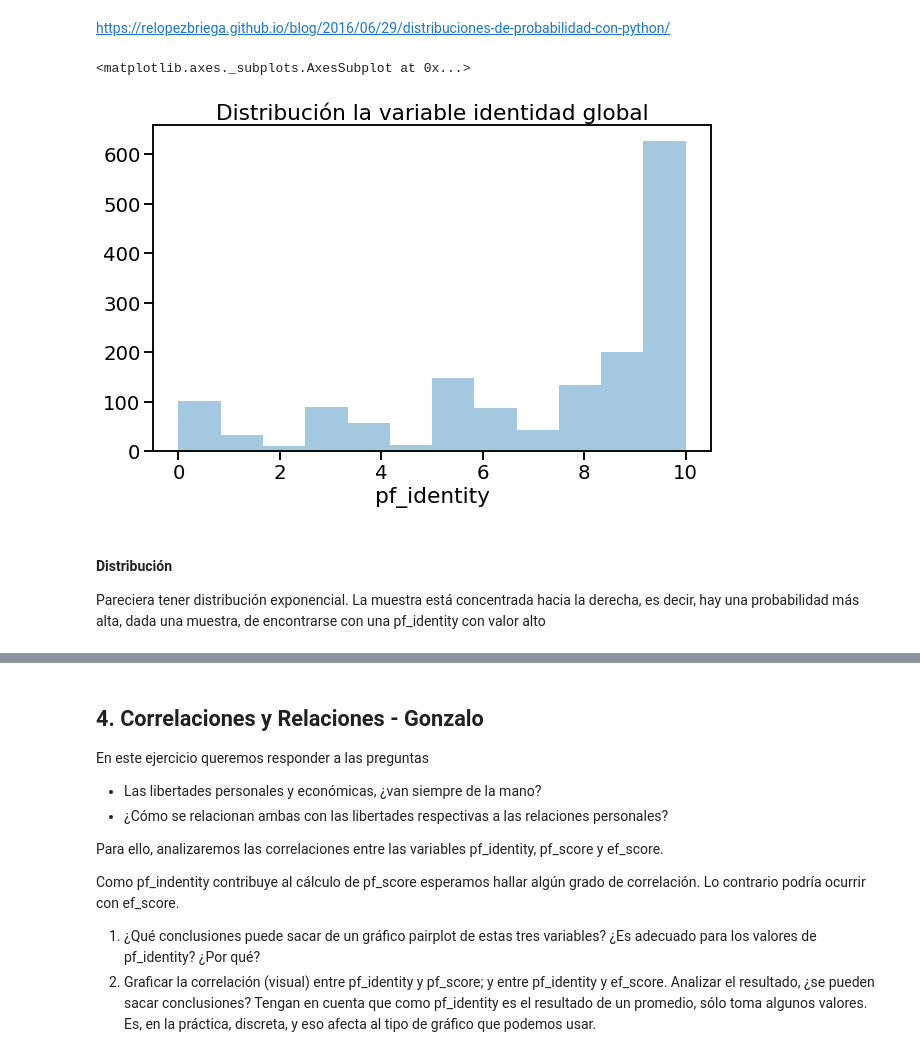
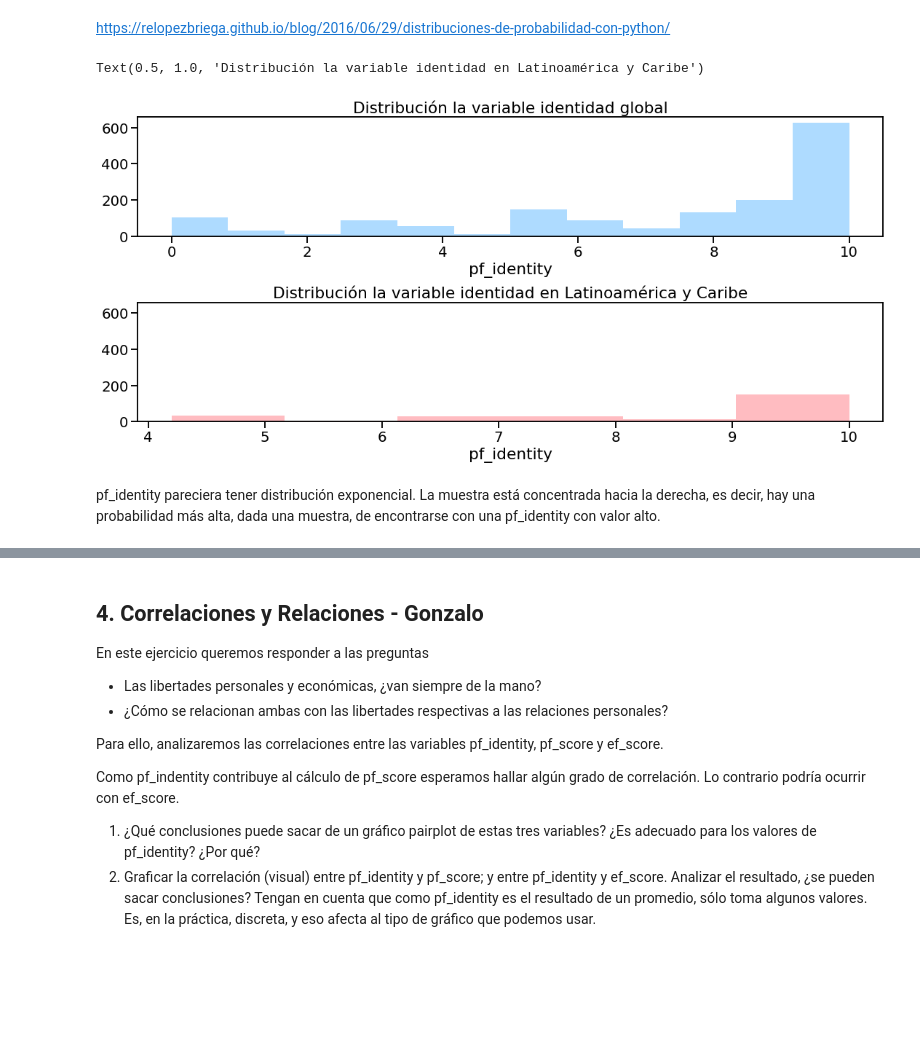
Before and after one commit to diplodatos2020-grupo5/AnalisisyVisualizacion, a Jupyter notebook: practico.ipynb, the cells around one changed output, grey strips where cells are left out. Drawn from its saved outputs; the diff is of its cells as text; code cells hidden in the pictures; blank space fills up the shorter version.

```diff
--- a/practico.ipynb
+++ b/practico.ipynb
@@ -380,14 +380,16 @@ LatAm como región tiene un cambio de pendiente de pf_identity muy pronunciado e
   1. Graficar en un mismo histograma la distribución de la variable *pf_identity* en global, y en Latinoamérica y el caribe. Repetir para la variable *hf_score*. ¿Visualmente, a qué tipo de distribución corresponde cada variable? ¿Es correcto utilizar todo el conjunto de valores disponibles para esa region en estos gráficos?
 # %% [markdown]
 https://relopezbriega.github.io/blog/2016/06/29/distribuciones-de-probabilidad-con-python/
-# %%
-plt.figure(figsize=(10,6))
-plt.title('Distribución la variable identidad global')
-seaborn.distplot(dataset_base.pf_identity,kde=False)
-# %% [output]
-<matplotlib.axes._subplots.AxesSubplot at 0x...>
-[figure, removed]
+# %%
+latam = dataset_base.groupby(['region']).get_group('LatAm')
+fig, ax =plt.subplots(2,1,constrained_layout=True, figsize=(15,7),sharey=True)
+g=seaborn.distplot(dataset_base.pf_identity,kde=False, ax=ax[0], color=BLUE)
+g.set_title("Distribución la variable identidad global")
+g =seaborn.distplot(latam.pf_identity, kde=False,ax=ax[1], color=RED)
+g.set_title("Distribución la variable identidad en Latinoamérica y Caribe")
+# %% [output]
+Text(0.5, 1.0, 'Distribución la variable identidad en Latinoamérica y Caribe')
+[figure, added]
 # %% [markdown]
-#### Distribución
-Pareciera tener distribución exponencial.
-La muestra está concentrada hacia la derecha, es decir, hay una probabilidad más alta, dada una muestra, de encontrarse con una pf_identity con valor alto
+pf_identity pareciera tener distribución exponencial.
+La muestra está concentrada hacia la derecha, es decir, hay una probabilidad más alta, dada una muestra, de encontrarse con una pf_identity con valor alto.
```
Also changed, not shown: parts of 6 cells of this notebook.
